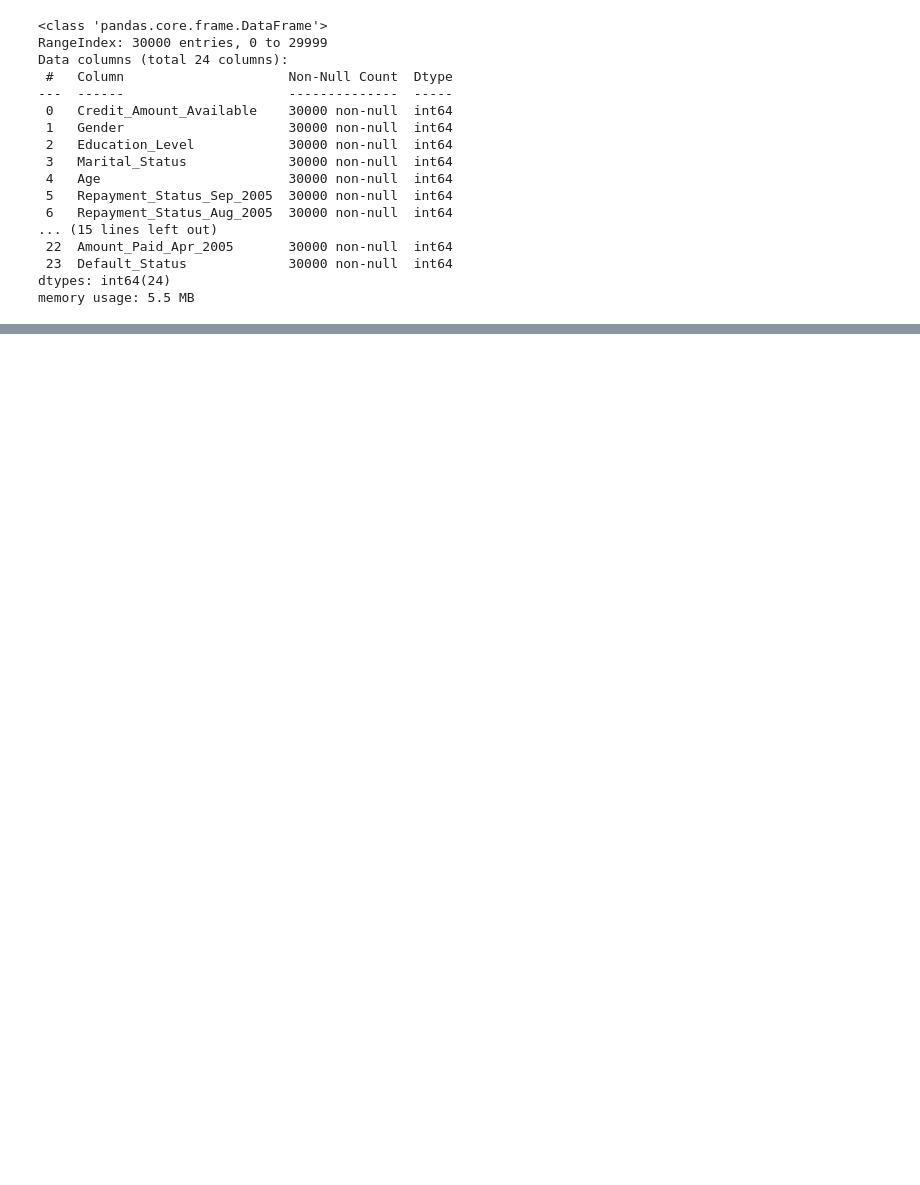
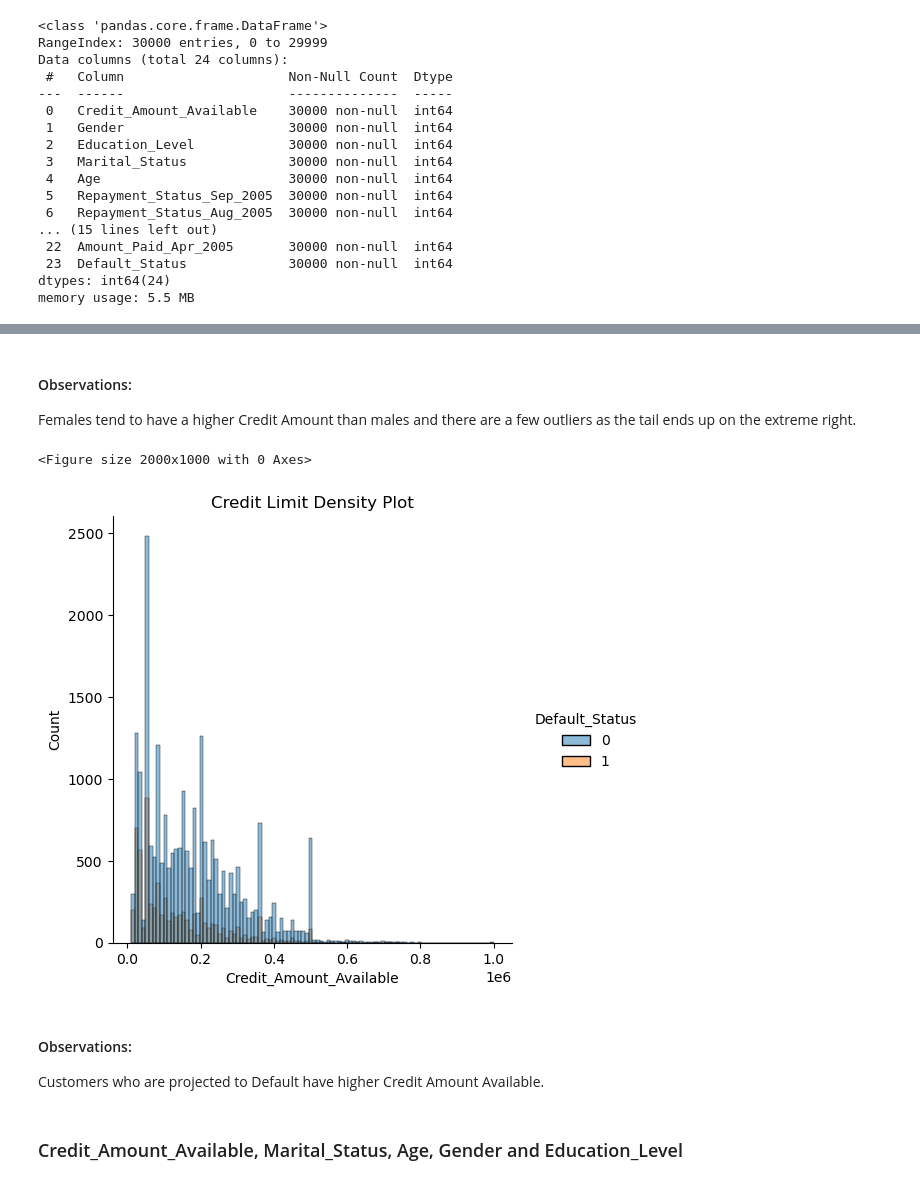
Before and after one commit to abhijitchak103/Credit-Default-Prediction, a Jupyter notebook: notebooks/EDA.ipynb, the cells around one changed output, grey strips where cells are left out. Saved outputs shown, nothing was run; the diff lists cells and outputs as text; code cells hidden in the pictures; blank space fills up the shorter version.

```diff
--- a/notebooks/EDA.ipynb
+++ b/notebooks/EDA.ipynb
@@ -114,0 +350,19 @@ memory usage: 5.5 MB
+# %% [markdown]
+#### Observations:
+
+Females tend to have a higher Credit Amount than males and there are a few outliers as the tail ends up on the extreme right.
+# %%
+plt.figure(figsize = (20,10))
+sns.set_color_codes('pastel')
+sns.displot(x='Credit_Amount_Available', bins = 100, hue='Default_Status', data = df_copy)
+plt.title("Credit Limit Density Plot")
+plt.show()
+# %% [output]
+<Figure size 2000x1000 with 0 Axes>
+[figure, added]
+# %% [markdown]
+#### Observations:
+
+Customers who are projected to Default have higher Credit Amount Available.
+# %% [markdown]
+### Credit_Amount_Available, Marital_Status, Age, Gender and Education_Level
```
Also changed, not shown: parts of 49 cells of this notebook.
